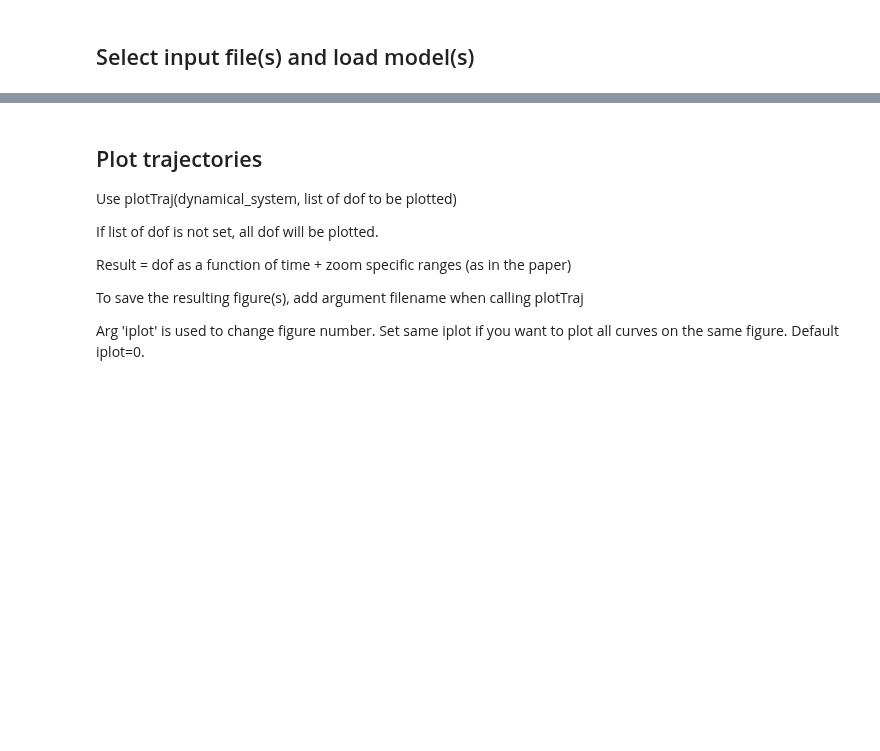
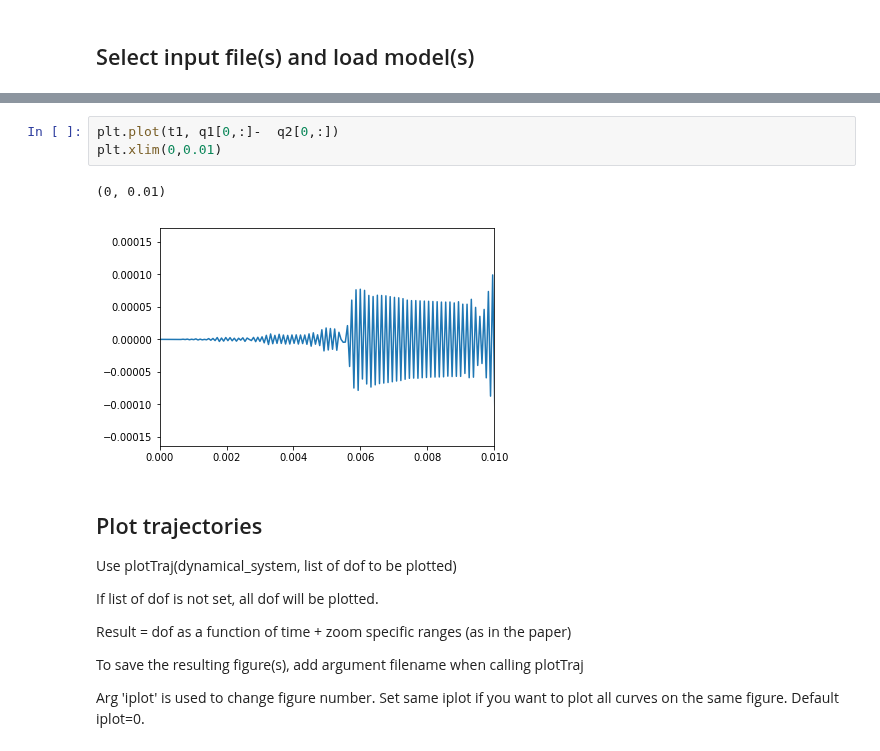
Before and after one commit to siconos/siconos-tutorials, a Jupyter notebook: Mechanics/Music/guitar_postprocessing.ipynb, the cells around one changed output, grey strips where cells are left out. Drawn from its saved outputs; the diff is of its cells as text; blank space fills up the shorter version.

```diff
--- a/Mechanics/Music/guitar_postprocessing.ipynb
+++ b/Mechanics/Music/guitar_postprocessing.ipynb
@@ -150,3 +143,9 @@ m1.interactions_output
+# %%
+plt.plot(t1, q1[0,:]-  q2[0,:])
+plt.xlim(0,0.01)
+# %% [output]
+(0, 0.01)
+[figure, added]
 # %% [markdown]
 ## Plot trajectories
 Use plotTraj(dynamical_system, list of dof to be plotted)
```
Also changed, not shown: parts of 28 cells of this notebook, 17 other files.
